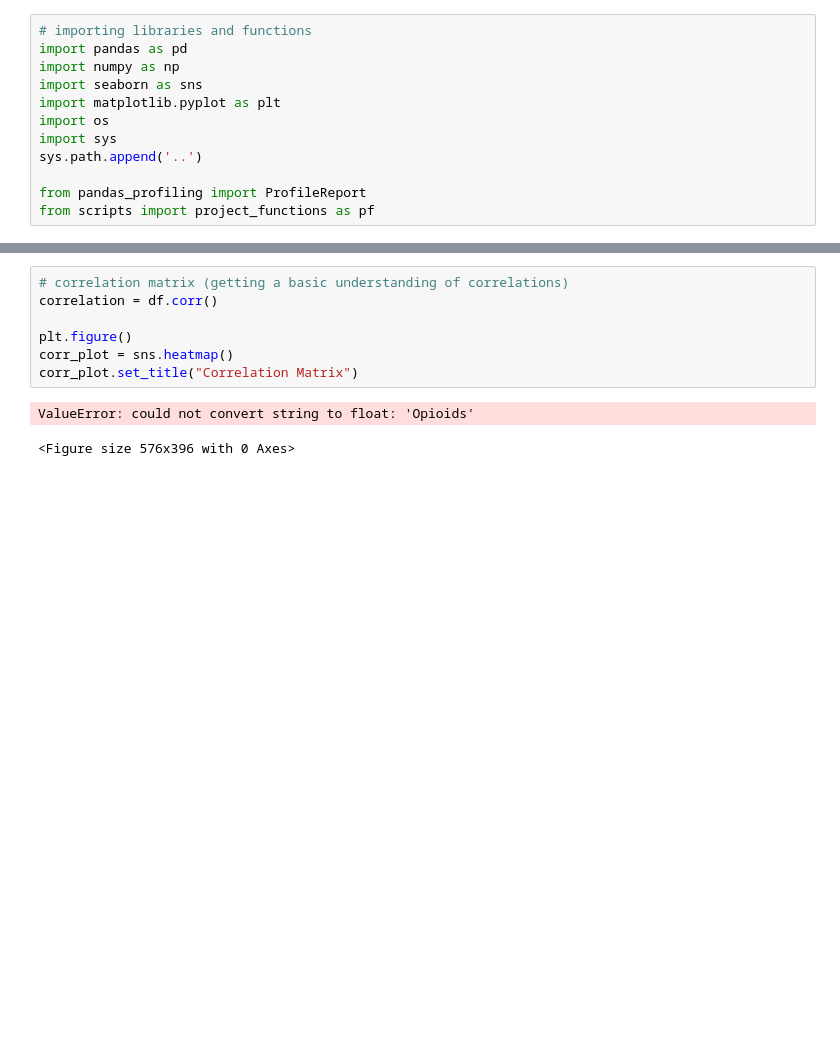
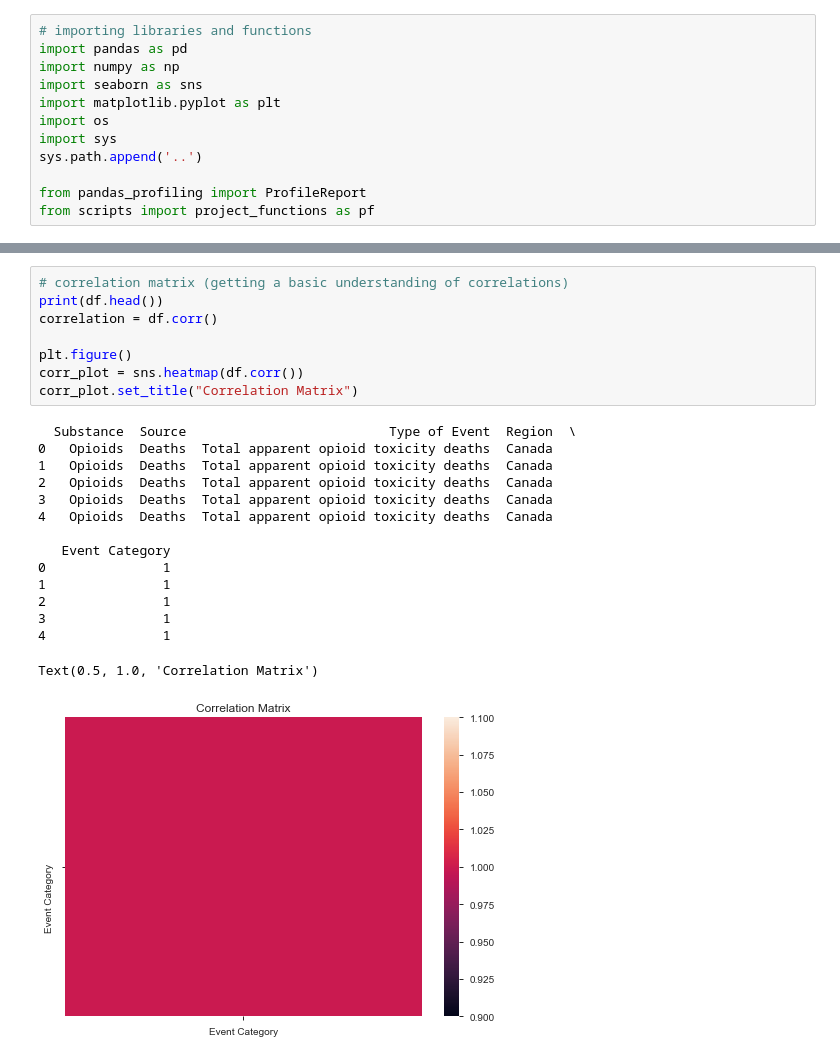
Before and after one commit to ubco-W2020ST2-data301/project-group13-project, a Jupyter notebook: analysis/Rhys/EDAinit.ipynb, the cells around one changed output, grey strips where cells are left out. Cells and saved outputs as stored; diff of their text form; blank space fills up the shorter version.

```diff
--- a/analysis/Rhys/EDAinit.ipynb
+++ b/analysis/Rhys/EDAinit.ipynb
@@ -28,10 +23,24 @@ df = pf.load_process_data('../../data/raw/SubstanceHarmsData.csv')
 # %%
 # correlation matrix (getting a basic understanding of correlations)
+print(df.head())
 correlation = df.corr()
 
 plt.figure()
-corr_plot = sns.heatmap()
+corr_plot = sns.heatmap(df.corr())
 corr_plot.set_title("Correlation Matrix")
 # %% [output]
-ValueError: could not convert string to float: 'Opioids'
+  Substance  Source                          Type of Event  Region  \
+0   Opioids  Deaths  Total apparent opioid toxicity deaths  Canada
+1   Opioids  Deaths  Total apparent opioid toxicity deaths  Canada
+2   Opioids  Deaths  Total apparent opioid toxicity deaths  Canada
+3   Opioids  Deaths  Total apparent opioid toxicity deaths  Canada
+4   Opioids  Deaths  Total apparent opioid toxicity deaths  Canada
+
+   Event Category
+0               1
+1               1
+2               1
+3               1
+4               1
-<Figure size 576x396 with 0 Axes>
+Text(0.5, 1.0, 'Correlation Matrix')
+[figure, added]
```
Also changed, not shown: parts of 1 cell of this notebook, 3 other files.
